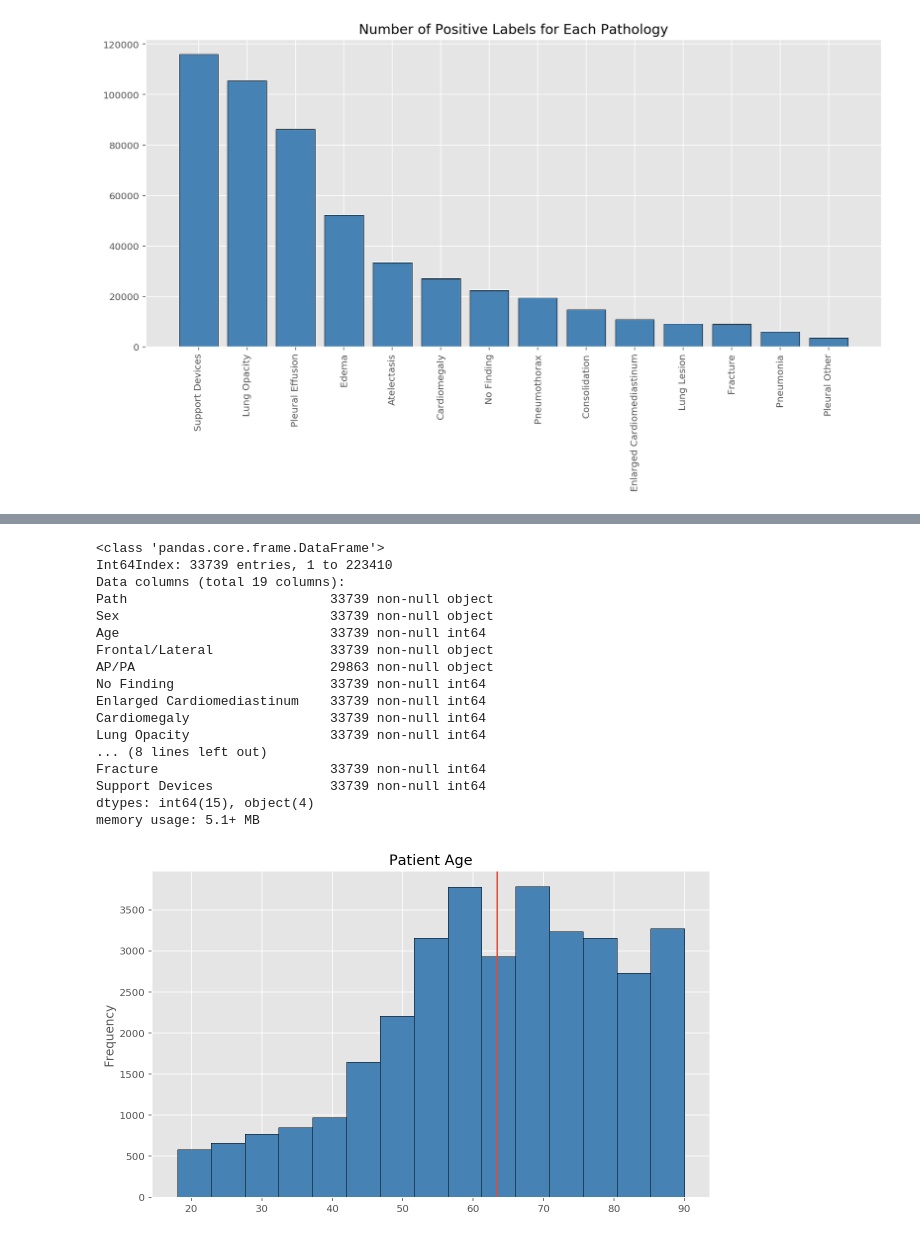
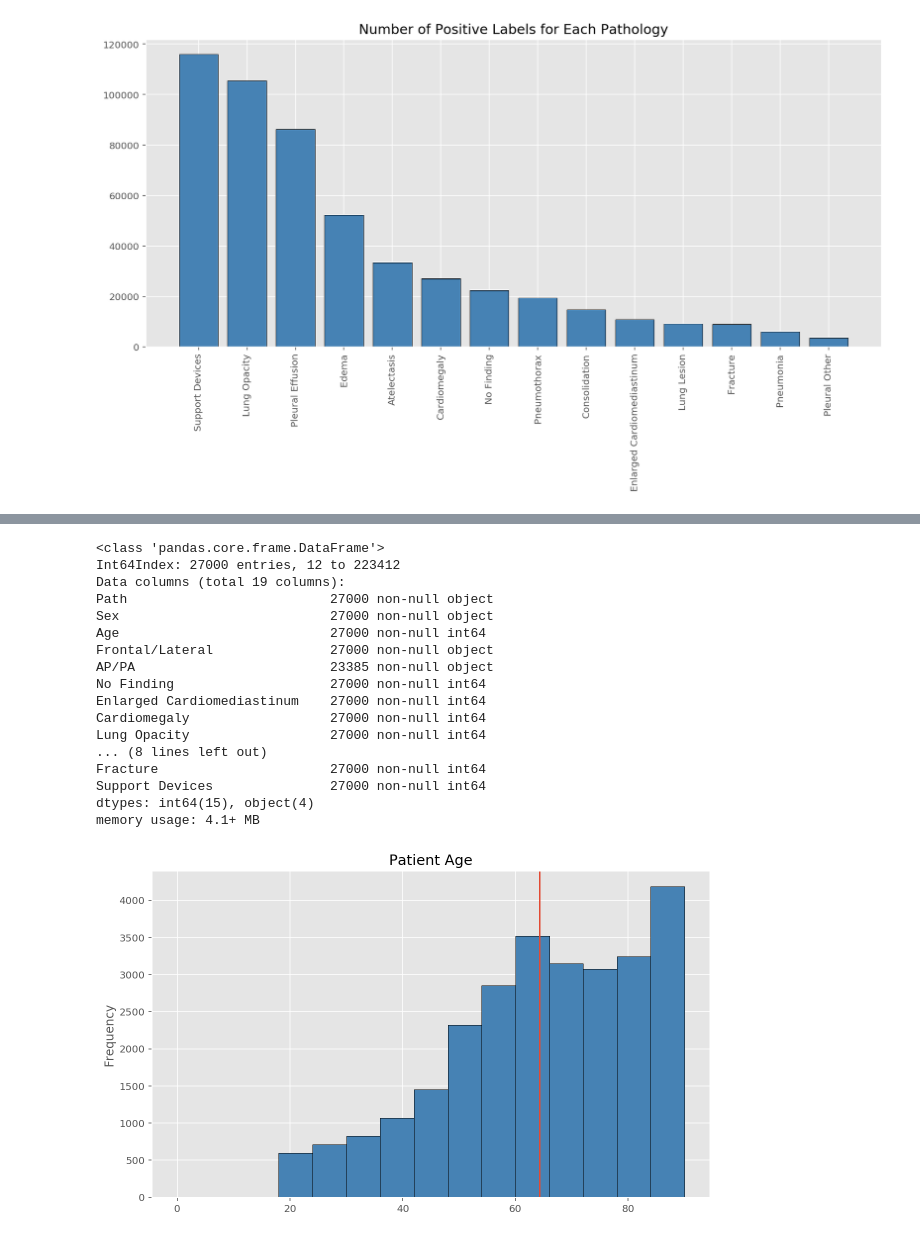
Before and after one commit to earny-joe/Springboard-DS-Portfolio, a Jupyter notebook: capstone_2/exploration/chexpert_eda-final.ipynb, the cells around one changed output, grey strips where cells are left out. Cells and saved outputs as stored; diff of their text form; code cells hidden in the pictures.

```diff
--- a/capstone_2/exploration/chexpert_eda-final.ipynb
+++ b/capstone_2/exploration/chexpert_eda-final.ipynb
@@ -284,32 +323,32 @@ Since the pathology `Atelectasis` has the highest number of uncertain labels, I
 # %%
-# create atelectasis data frame
-atelectasis_df = train_df[train_df['Atelectasis'] == -1]
+# create cardiomegaly data frame
+cardiomegaly_df = train_df[train_df['Cardiomegaly'] == 1]
 # %%
-atelectasis_df.info()
+cardiomegaly_df.info()
 # %% [output]
 <class 'pandas.core.frame.DataFrame'>
-Int64Index: 33739 entries, 1 to 223410
+Int64Index: 27000 entries, 12 to 223412
 Data columns (total 19 columns):
-Path                          33739 non-null object
-Sex                           33739 non-null object
-Age                           33739 non-null int64
-Frontal/Lateral               33739 non-null object
-AP/PA                         29863 non-null object
-No Finding                    33739 non-null int64
-Enlarged Cardiomediastinum    33739 non-null int64
-Cardiomegaly                  33739 non-null int64
-Lung Opacity                  33739 non-null int64
+Path                          27000 non-null object
+Sex                           27000 non-null object
+Age                           27000 non-null int64
+Frontal/Lateral               27000 non-null object
+AP/PA                         23385 non-null object
+No Finding                    27000 non-null int64
+Enlarged Cardiomediastinum    27000 non-null int64
+Cardiomegaly                  27000 non-null int64
+Lung Opacity                  27000 non-null int64
 ... (8 lines left out)
-Fracture                      33739 non-null int64
-Support Devices               33739 non-null int64
+Fracture                      27000 non-null int64
+Support Devices               27000 non-null int64
 dtypes: int64(15), object(4)
-memory usage: 5.1+ MB
+memory usage: 4.1+ MB
 # %%
 plt.figure()
-atelectasis_df['Age'].plot(kind='hist', color='steelblue', edgecolor='black', bins=15, figsize=(10,6))
-plt.axvline(x=np.mean(atelectasis_df['Age']))
+cardiomegaly_df['Age'].plot(kind='hist', color='steelblue', edgecolor='black', bins=15, figsize=(10,6))
+plt.axvline(x=np.mean(cardiomegaly_df['Age']))
 plt.title('Patient Age');
 # %% [output]
-[figure, old version]
+[figure, new version]
 # %%
 plt.figure(figsize=(8,6))
```
Also changed, not shown: parts of 9 cells of this notebook, 13 other files.
